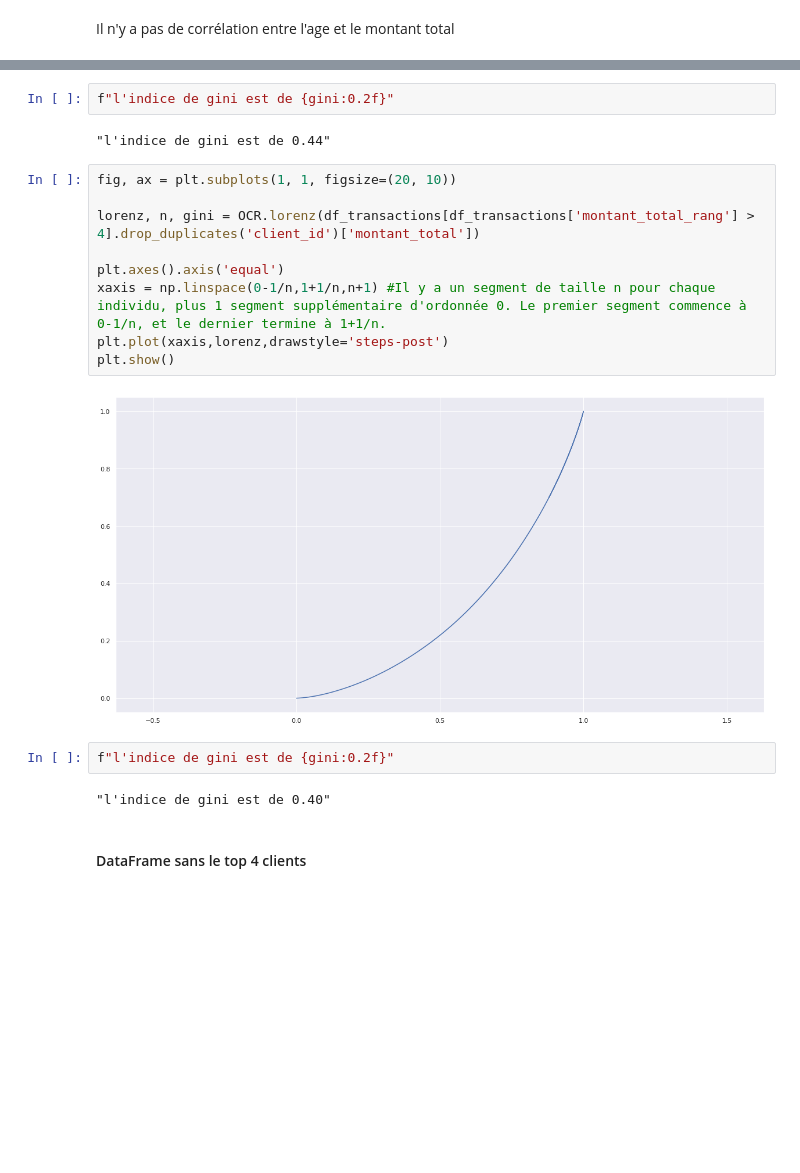
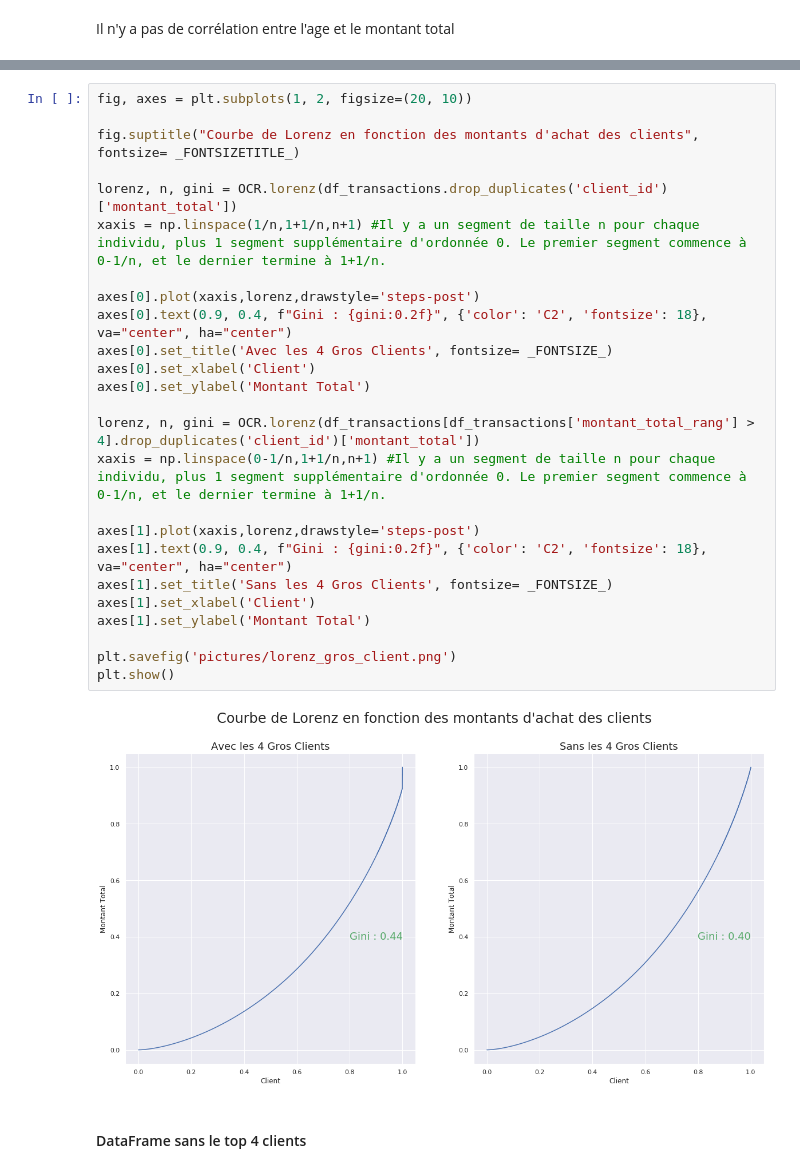
Before and after one commit to FranckDELRUE/OCR-Project-4-DAn, a Jupyter notebook: P4_02_scriptanalyse.ipynb, the cells around one changed output, grey strips where cells are left out. Saved outputs shown, nothing was run; the diff lists cells and outputs as text; blank space fills up the shorter version.

```diff
--- a/P4_02_scriptanalyse.ipynb
+++ b/P4_02_scriptanalyse.ipynb
@@ -635,22 +662,30 @@ plt.show()
-# %%
-f"l'indice de gini est de {gini:0.2f}"
-# %% [output]
-"l'indice de gini est de 0.44"
 # %%
-fig, ax = plt.subplots(1, 1, figsize=(20, 10))
+fig, axes = plt.subplots(1, 2, figsize=(20, 10))
+
+fig.suptitle("Courbe de Lorenz en fonction des montants d'achat des clients", fontsize= _FONTSIZETITLE_)
+
+lorenz, n, gini = OCR.lorenz(df_transactions.drop_duplicates('client_id')['montant_total'])
+xaxis = np.linspace(1/n,1+1/n,n+1) #Il y a un segment de taille n pour chaque individu, plus 1 segment supplémentaire d'ordonnée 0. Le premier segment commence à 0-1/n, et le dernier termine à 1+1/n.
+
+axes[0].plot(xaxis,lorenz,drawstyle='steps-post')
+axes[0].text(0.9, 0.4, f"Gini : {gini:0.2f}", {'color': 'C2', 'fontsize': 18}, va="center", ha="center")
+axes[0].set_title('Avec les 4 Gros Clients', fontsize= _FONTSIZE_)
+axes[0].set_xlabel('Client')
+axes[0].set_ylabel('Montant Total')
 
 lorenz, n, gini = OCR.lorenz(df_transactions[df_transactions['montant_total_rang'] > 4].drop_duplicates('client_id')['montant_total'])
+xaxis = np.linspace(0-1/n,1+1/n,n+1) #Il y a un segment de taille n pour chaque individu, plus 1 segment supplémentaire d'ordonnée 0. Le premier segment commence à 0-1/n, et le dernier termine à 1+1/n.
 
-plt.axes().axis('equal')
-xaxis = np.linspace(0-1/n,1+1/n,n+1) #Il y a un segment de taille n pour chaque individu, plus 1 segment supplémentaire d'ordonnée 0. Le premier segment commence à 0-1/n, et le dernier termine à 1+1/n.
-plt.plot(xaxis,lorenz,drawstyle='steps-post')
+axes[1].plot(xaxis,lorenz,drawstyle='steps-post')
+axes[1].text(0.9, 0.4, f"Gini : {gini:0.2f}", {'color': 'C2', 'fontsize': 18}, va="center", ha="center")
+axes[1].set_title('Sans les 4 Gros Clients', fontsize= _FONTSIZE_)
+axes[1].set_xlabel('Client')
+axes[1].set_ylabel('Montant Total')
+
+plt.savefig('pictures/lorenz_gros_client.png')
 plt.show()
 # %% [output]
-[figure, old version]
+[figure, new version]
-# %%
-f"l'indice de gini est de {gini:0.2f}"
-# %% [output]
-"l'indice de gini est de 0.40"
 # %% [markdown]
 #### DataFrame sans le top 4 clients
 # %%
```
Also changed, not shown: parts of 11 cells of this notebook, 6 other files.
